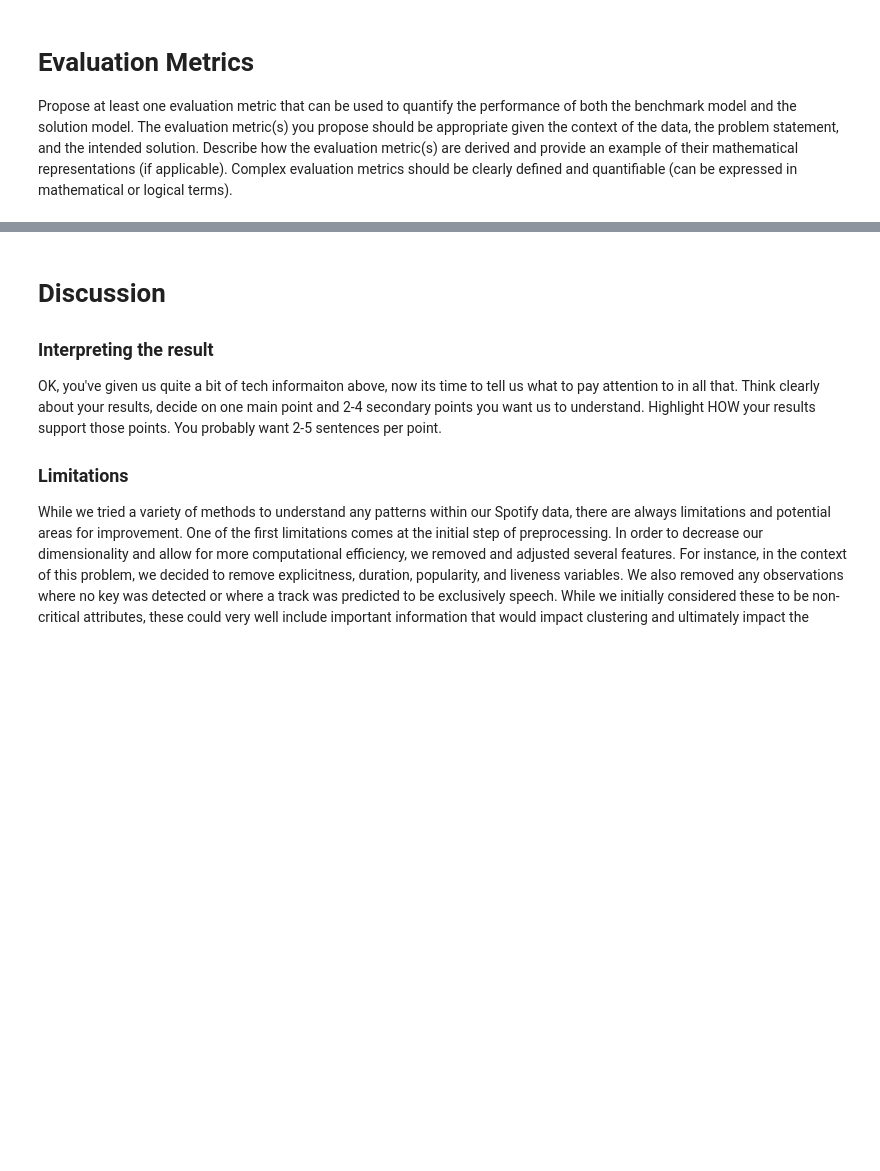
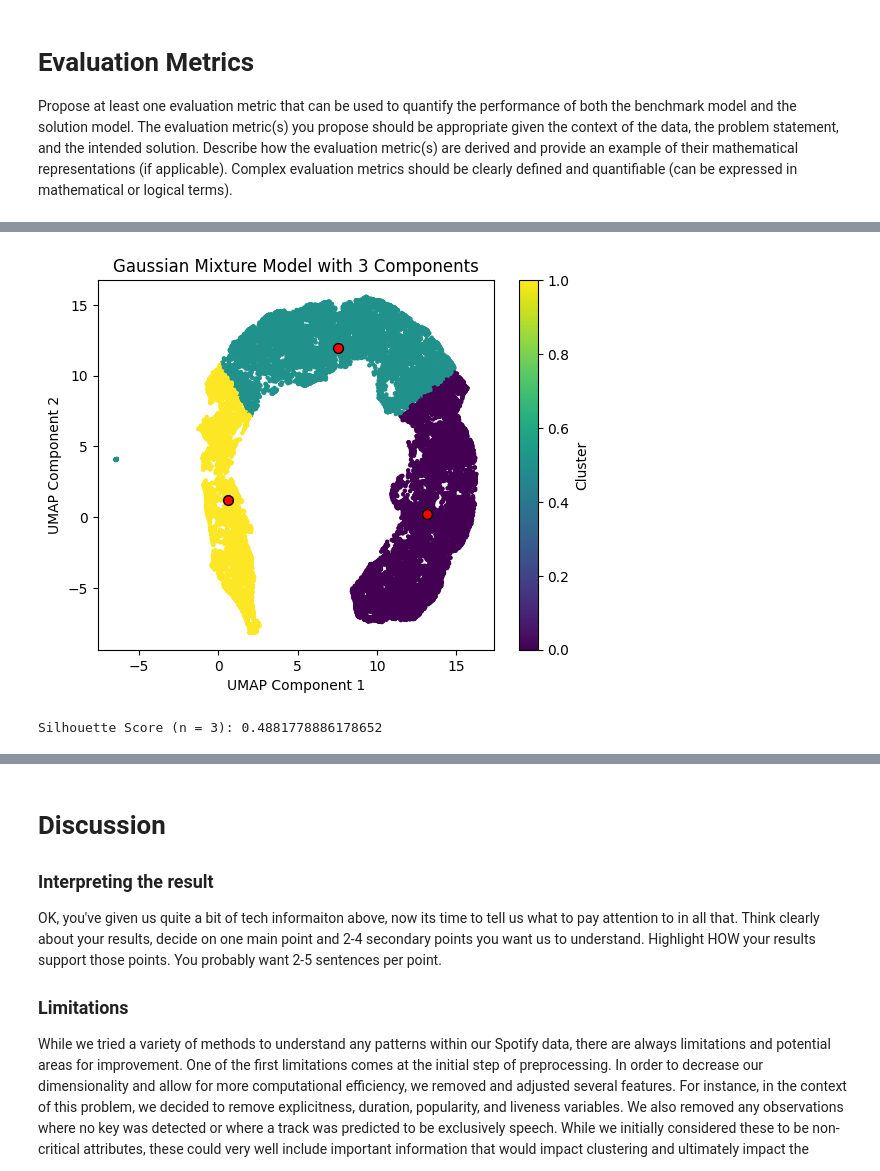
Before and after one commit to nickcamp13/cogs118b-final-project, a Jupyter notebook: FinalProject_groupXXX.ipynb, the cells around one changed output, grey strips where cells are left out. Drawn from its saved outputs; the diff is of its cells as text; code cells hidden in the pictures; blank space fills up the shorter version.

```diff
--- a/FinalProject_groupXXX.ipynb
+++ b/FinalProject_groupXXX.ipynb
@@ -127,0 +152,4 @@ Maybe you do model selection again, but using a different kind of metric than be
+# %%
+ucs = pd.DataFrame(ucs,columns=['c1','c2'])
+ucs.to_csv('./data/ucs.csv', index=False)
+df_ucs = pd.read_csv('./data/ucs.csv')
@@ -127,0 +158,31 @@ Maybe you do model selection again, but using a different kind of metric than be
+# %%
+#Apply GMM to reduced dimensionality data
+
+#GMM with three clusters:
+
+gmm_3 = GaussianMixture(n_components=3, random_state=42)
+gmm_3.fit(df_ucs)
+# Get the predicted cluster labels and probabilities
+labels_3 = gmm_3.predict(df_ucs)
+probs_3 = gmm_3.predict_proba(df_ucs)
+# %%
+# Plot data points
+plt.scatter(df_ucs['c1'], df_ucs['c2'], c=labels_3, cmap='viridis', s=5)
+
+# Plot centroids
+centroids = gmm_3.means_
+plt.scatter(centroids[:, 0], centroids[:, 1], marker='o', c='red', s=50, edgecolor='k')
+
+plt.title('Gaussian Mixture Model with 3 Components')
+plt.xlabel('UMAP Component 1')
+plt.ylabel('UMAP Component 2')
+plt.colorbar(label='Cluster')
+plt.show()
+# %% [output]
+[figure, added]
+# %%
+#Calculate silhouette score for n_components = 3
+silhouette_avg_3 = silhouette_score(df_ucs, labels_3)
+print("Silhouette Score (n = 3):", silhouette_avg_3)
+# %% [output]
+Silhouette Score (n = 3): 0.4881778886178652
```
Also changed, not shown: parts of 57 cells of this notebook, 2 other files.
